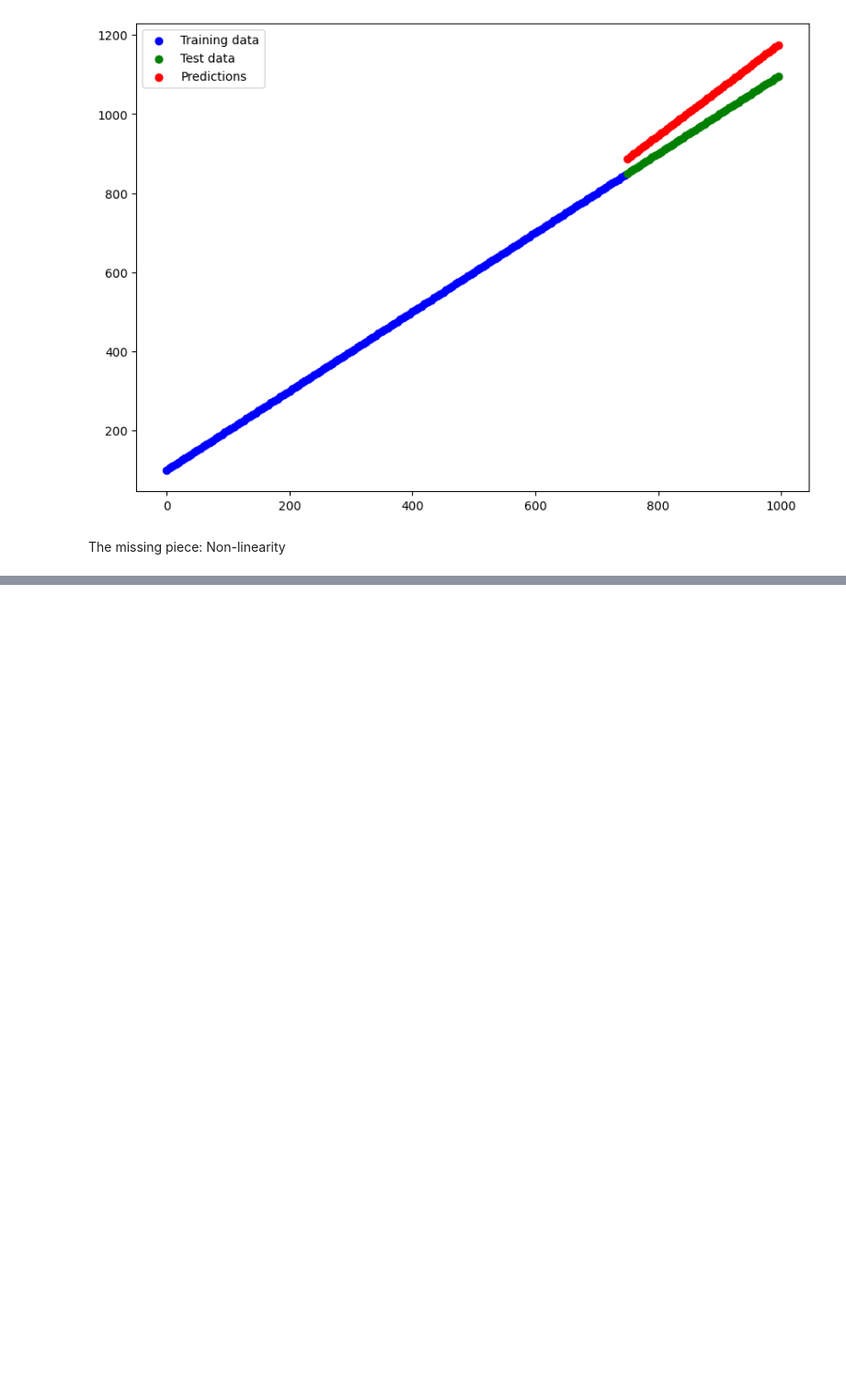
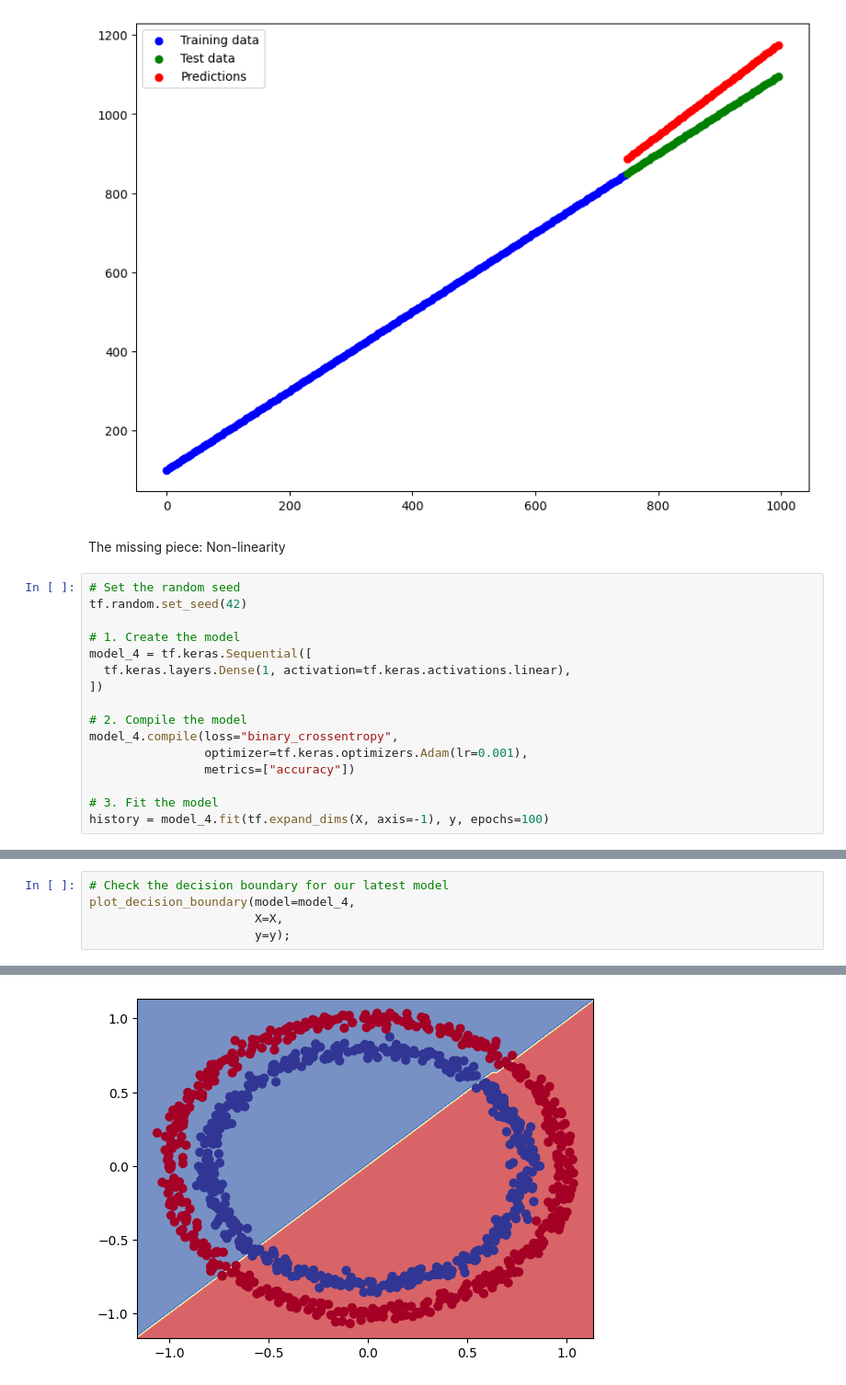
Before and after one commit to JJThoms1/02_neural_network_classification_with_tensorflow_video, a Jupyter notebook: 02_neural_network_classification_with_tensorflow_video.ipynb, the cells around one changed output, grey strips where cells are left out. Shown at 92% size. Cells and saved outputs as stored; diff of their text form; blank space fills up the shorter version.

```diff
--- a/02_neural_network_classification_with_tensorflow_video.ipynb
+++ b/02_neural_network_classification_with_tensorflow_video.ipynb
@@ -336,3 +336,19 @@ plt.legend();
 [figure]
 # %% [markdown]
 The missing piece: Non-linearity
+# %%
+# Set the random seed
+tf.random.set_seed(42)
+
+# 1. Create the model
+model_4 = tf.keras.Sequential([
+  tf.keras.layers.Dense(1, activation=tf.keras.activations.linear),
+])
+
+# 2. Compile the model
+model_4.compile(loss="binary_crossentropy",
+                optimizer=tf.keras.optimizers.Adam(lr=0.001),
+                metrics=["accuracy"])
+
+# 3. Fit the model
+history = model_4.fit(tf.expand_dims(X, axis=-1), y, epochs=100)
@@ -338,0 +379,6 @@ The missing piece: Non-linearity
+# %%
+# Check the decision boundary for our latest model
+plot_decision_boundary(model=model_4,
+                       X=X,
+                       y=y);
+# %% [output]
@@ -338,0 +387 @@ The missing piece: Non-linearity
+[figure, added]
```
Also changed, not shown: parts of 3 cells of this notebook.
